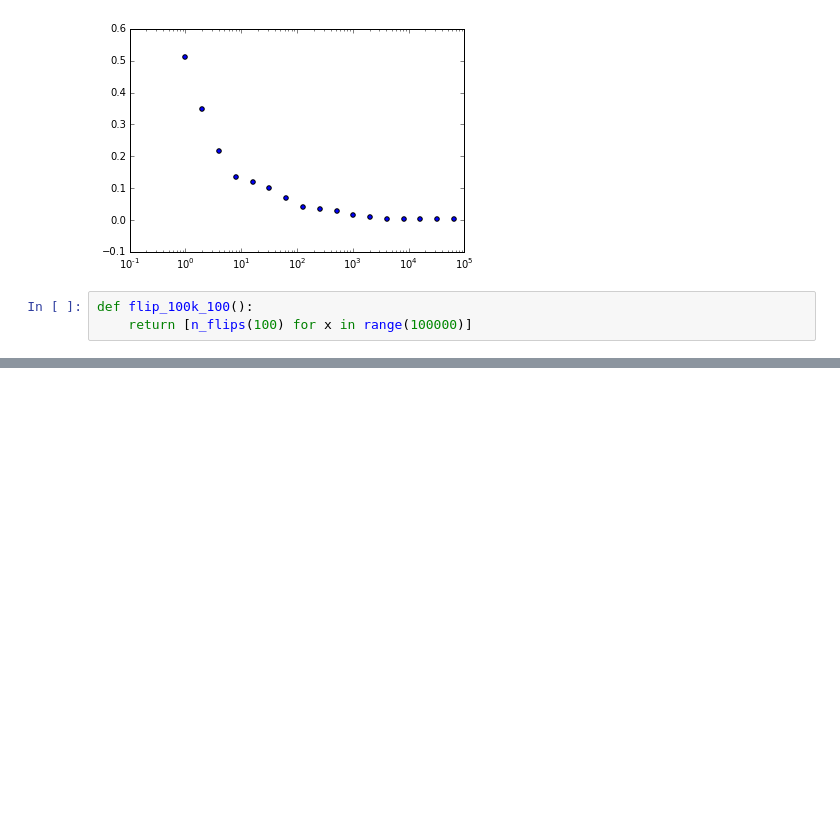
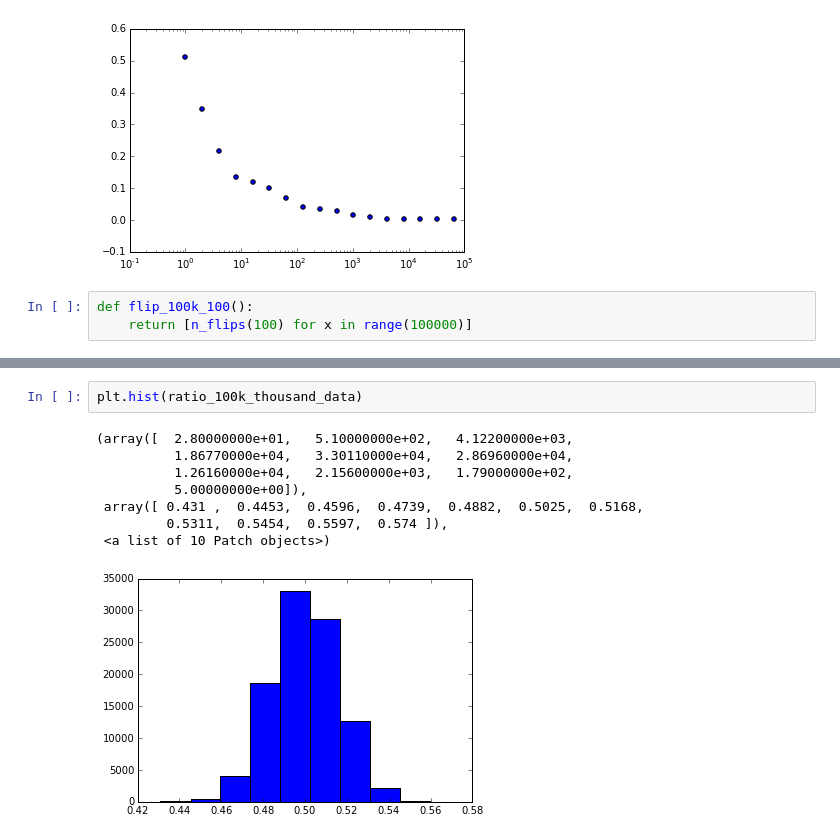
Before and after one commit to Shea-Wolfe/flipping-out, a Jupyter notebook: coin-flips.ipynb, the cells around one changed output, grey strips where cells are left out. Cells and saved outputs as stored; diff of their text form; blank space fills up the shorter version.

```diff
--- a/coin-flips.ipynb
+++ b/coin-flips.ipynb
@@ -81,0 +109,11 @@ hundred_k_data = flip_100k_100()
+# %%
+plt.hist(ratio_100k_thousand_data)
+# %% [output]
+(array([  2.80000000e+01,   5.10000000e+02,   4.12200000e+03,
+          1.86770000e+04,   3.30110000e+04,   2.86960000e+04,
+          1.26160000e+04,   2.15600000e+03,   1.79000000e+02,
+          5.00000000e+00]),
+ array([ 0.431 ,  0.4453,  0.4596,  0.4739,  0.4882,  0.5025,  0.5168,
+         0.5311,  0.5454,  0.5597,  0.574 ]),
+ <a list of 10 Patch objects>)
+[figure, added]
```
Also changed, not shown: parts of 9 cells of this notebook.
